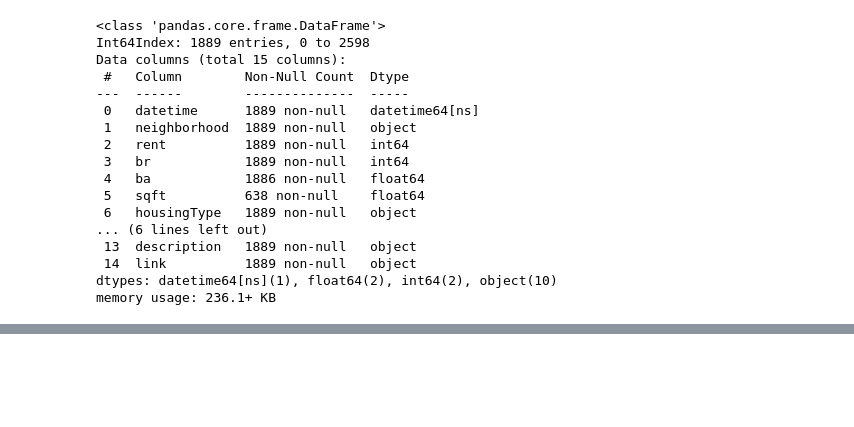
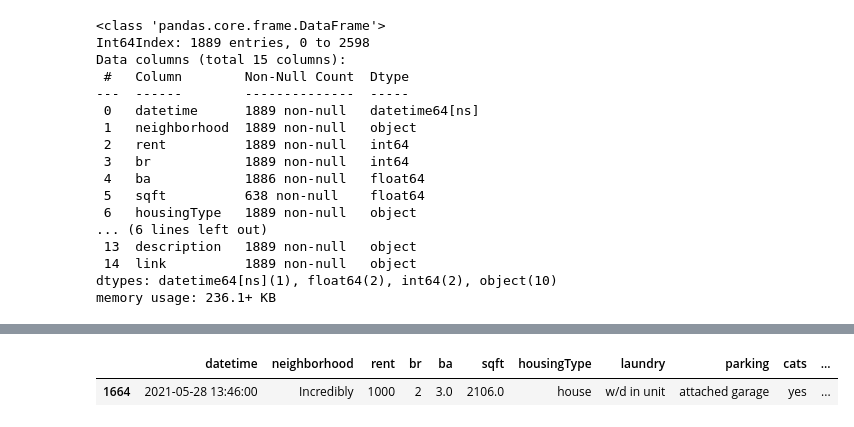
Before and after one commit to vandrade88/machine-learning-project, a Jupyter notebook: ETL/ETL.ipynb, the cells around one changed output, grey strips where cells are left out. Saved outputs shown, nothing was run; the diff lists cells and outputs as text; code cells hidden in the pictures; blank space fills up the shorter version.

```diff
--- a/ETL/ETL.ipynb
+++ b/ETL/ETL.ipynb
@@ -519,3 +497,8 @@ See the caveats in the documentation: https://pandas.pydata.org/pandas-docs/stab
+# %%
+filt
+# %% [output]
+|  | datetime | neighborhood | rent | br | ba | sqft | housingType | laundry | parking | cats | ... |
+| 1664 | 2021-05-28 13:46:00 | Incredibly | 1000 | 2 | 3.0 | 2106.0 | house | w/d in unit | attached garage | yes | ... |
 # %%
 miami_df['neighborhood'].value_counts()
 # %% [output]
```
Also changed, not shown: parts of 14 cells of this notebook.
